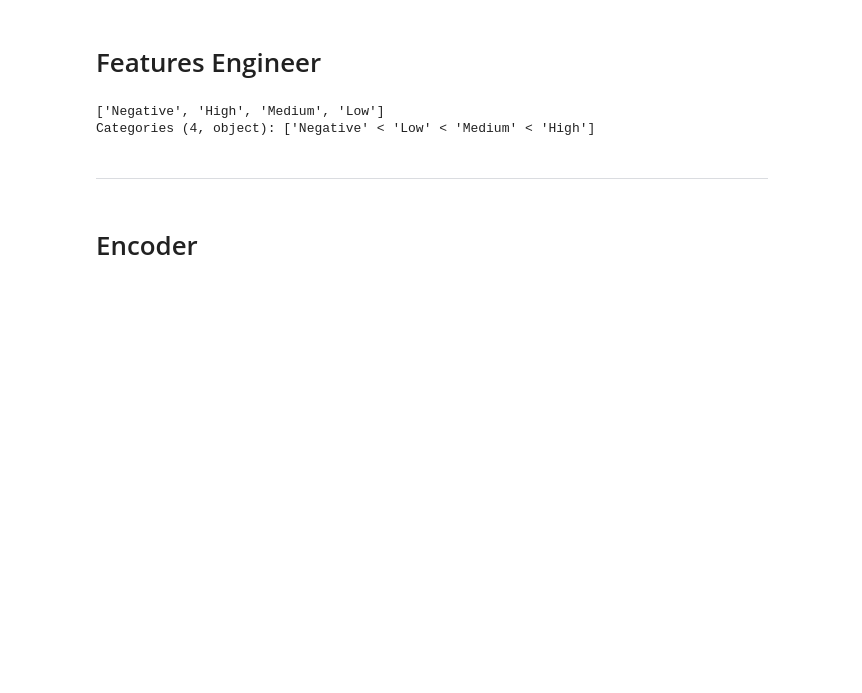
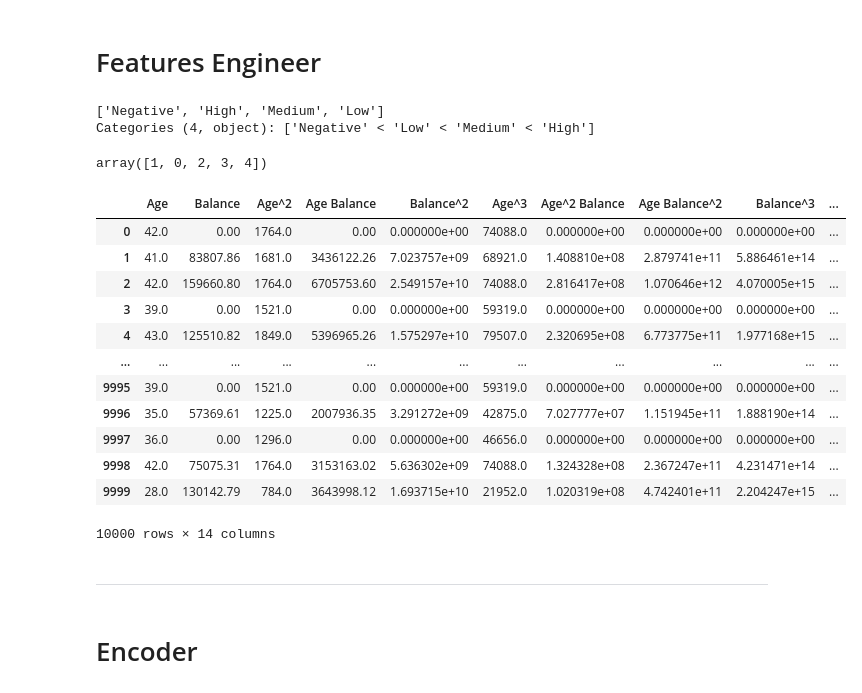
Before and after one commit to rvanguita/bank_customer_churn, a Jupyter notebook: main.ipynb, the cells around one changed output. Drawn from its saved outputs; the diff is of its cells as text; code cells hidden in the pictures; blank space fills up the shorter version.

```diff
--- a/main.ipynb
+++ b/main.ipynb
@@ -214,6 +214,8 @@ df['BalanceCategory'].unique()
 ['Negative', 'High', 'Medium', 'Low']
 Categories (4, object): ['Negative' < 'Low' < 'Medium' < 'High']
 # %%
-# df['ProductsActive'] = df['NumOfProducts'] * df['IsActiveMember']
-# df['ProductsActive'].unique()
+df['ProductsActive'] = df['NumOfProducts'] * df['IsActiveMember']
+df['ProductsActive'].unique()
+# %% [output]
+array([1, 0, 2, 3, 4])
 # %%
@@ -221,11 +223,25 @@ Categories (4, object): ['Negative' < 'Low' < 'Medium' < 'High']
 # %%
 df['Avg_Balance_Per_Geo'] = df.groupby('Geography')['Balance'].transform('mean')
 # %%
-# poly = PolynomialFeatures(degree=2, include_bias=False)
-# poly_features = poly.fit_transform(df[['Age', 'Balance']])
-# df_poly = pd.DataFrame(poly_features, columns=poly.get_feature_names_out(['Age', 'Balance']))
-# df = pd.concat([df, df_poly.drop(['Age', 'Balance'], axis=1)], axis=1)
-# df_poly
+poly = PolynomialFeatures(degree=4, include_bias=False)
+poly_features = poly.fit_transform(df[['Age', 'Balance']])
+df_poly = pd.DataFrame(poly_features, columns=poly.get_feature_names_out(['Age', 'Balance']))
+df = pd.concat([df, df_poly.drop(['Age', 'Balance'], axis=1)], axis=1)
+df_poly
+# %% [output]
+|  | Age | Balance | Age^2 | Age Balance | Balance^2 | Age^3 | Age^2 Balance | Age Balance^2 | Balance^3 | ... |
+| 0 | 42.0 | 0.00 | 1764.0 | 0.00 | 0.000000e+00 | 74088.0 | 0.000000e+00 | 0.000000e+00 | 0.000000e+00 | ... |
+| 1 | 41.0 | 83807.86 | 1681.0 | 3436122.26 | 7.023757e+09 | 68921.0 | 1.408810e+08 | 2.879741e+11 | 5.886461e+14 | ... |
+| 2 | 42.0 | 159660.80 | 1764.0 | 6705753.60 | 2.549157e+10 | 74088.0 | 2.816417e+08 | 1.070646e+12 | 4.070005e+15 | ... |
+| 3 | 39.0 | 0.00 | 1521.0 | 0.00 | 0.000000e+00 | 59319.0 | 0.000000e+00 | 0.000000e+00 | 0.000000e+00 | ... |
+| 4 | 43.0 | 125510.82 | 1849.0 | 5396965.26 | 1.575297e+10 | 79507.0 | 2.320695e+08 | 6.773775e+11 | 1.977168e+15 | ... |
+| ... | ... | ... | ... | ... | ... | ... | ... | ... | ... | ... |
+| 9995 | 39.0 | 0.00 | 1521.0 | 0.00 | 0.000000e+00 | 59319.0 | 0.000000e+00 | 0.000000e+00 | 0.000000e+00 | ... |
+| 9996 | 35.0 | 57369.61 | 1225.0 | 2007936.35 | 3.291272e+09 | 42875.0 | 7.027777e+07 | 1.151945e+11 | 1.888190e+14 | ... |
+| 9997 | 36.0 | 0.00 | 1296.0 | 0.00 | 0.000000e+00 | 46656.0 | 0.000000e+00 | 0.000000e+00 | 0.000000e+00 | ... |
+| 9998 | 42.0 | 75075.31 | 1764.0 | 3153163.02 | 5.636302e+09 | 74088.0 | 1.324328e+08 | 2.367247e+11 | 4.231471e+14 | ... |
+| 9999 | 28.0 | 130142.79 | 784.0 | 3643998.12 | 1.693715e+10 | 21952.0 | 1.020319e+08 | 4.742401e+11 | 2.204247e+15 | ... |
+10000 rows × 14 columns
 # %% [markdown]
 ---
 # %% [markdown]
```
Also changed, not shown: parts of 5 cells of this notebook, 6 other files.
